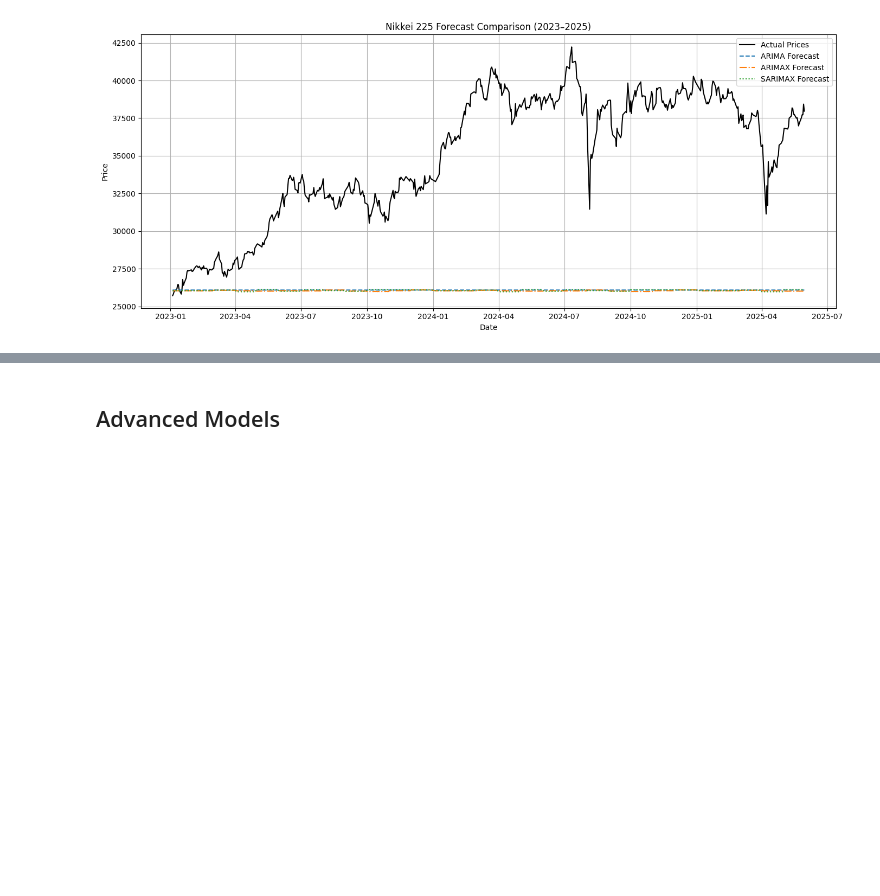
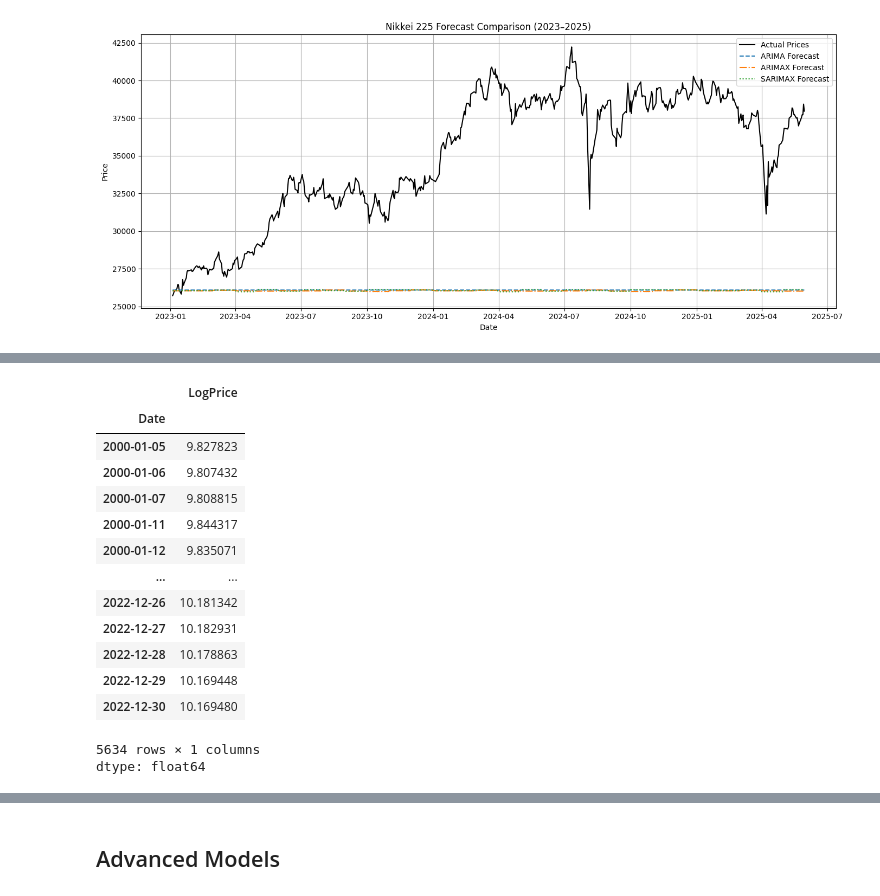
Before and after one commit to Rqkko/time-series-forecasting, a Jupyter notebook: timeSeriesForecasting.ipynb, the cells around one changed output, grey strips where cells are left out. Saved outputs shown, nothing was run; the diff lists cells and outputs as text; code cells hidden in the pictures; blank space fills up the shorter version.

```diff
--- a/timeSeriesForecasting.ipynb
+++ b/timeSeriesForecasting.ipynb
@@ -680,0 +675,18 @@ SARIMAX RMSE: 9875.12, MAE: 8954.13
+# %%
+train
+# %% [output]
+|  | LogPrice |
+| Date |  |
+| 2000-01-05 | 9.827823 |
+| 2000-01-06 | 9.807432 |
+| 2000-01-07 | 9.808815 |
+| 2000-01-11 | 9.844317 |
+| 2000-01-12 | 9.835071 |
+| ... | ... |
+| 2022-12-26 | 10.181342 |
+| 2022-12-27 | 10.182931 |
+| 2022-12-28 | 10.178863 |
+| 2022-12-29 | 10.169448 |
+| 2022-12-30 | 10.169480 |
+5634 rows × 1 columns
+dtype: float64
```
Also changed, not shown: parts of 10 cells of this notebook.
